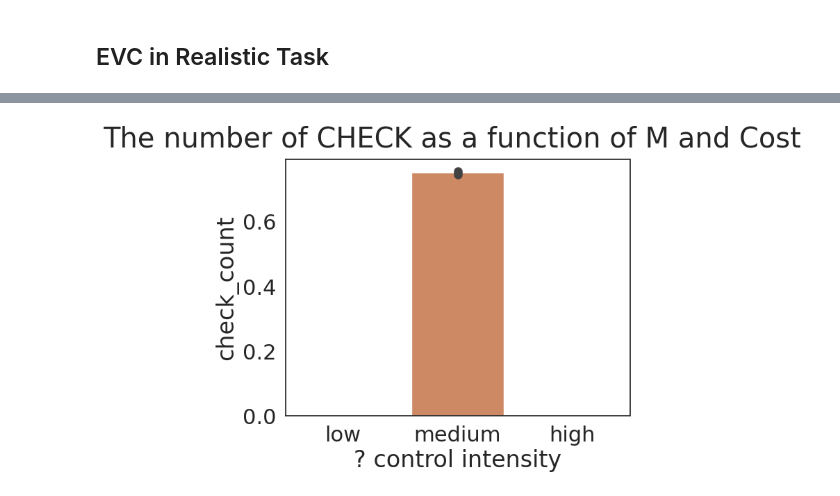
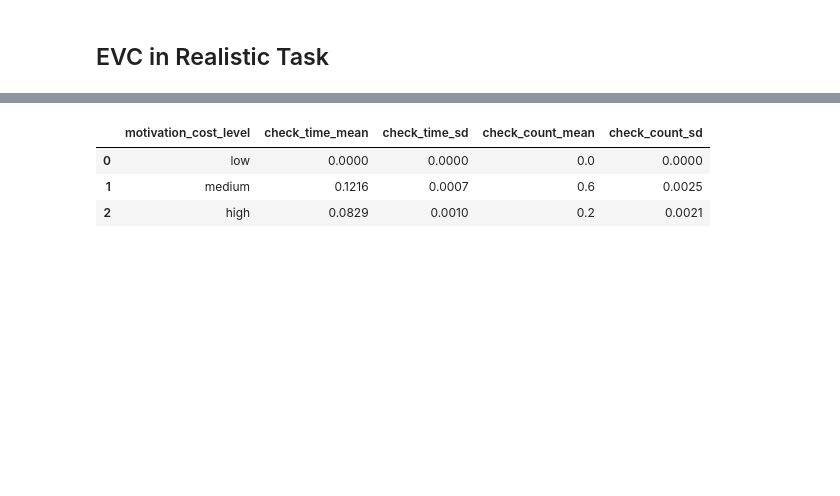
Before and after one commit to yangyuxue2333/ACTR-Simon-Re, a Jupyter notebook: analysis/test_simon_evc.ipynb, the cells around one changed output, grey strips where cells are left out. Saved outputs shown, nothing was run; the diff lists cells and outputs as text; code cells hidden in the pictures; blank space fills up the shorter version.

```diff
--- a/analysis/test_simon_evc.ipynb
+++ b/analysis/test_simon_evc.ipynb
@@ -97,8 +144,10 @@ plt.show()
-# %%
-fig, ax = plt.subplots()
-fig.suptitle('The number of CHECK as a function of M and Cost')
-ax = sns.barplot(data=df_model, x='control_intensity', y='check_count',  order=['low', 'medium', 'high'])
-ax.set_xlabel('? control intensity')
-plt.show()
-# %% [output]
-[figure, removed]
+# %%
+df_model.groupby(['motivation_cost_level']).agg(check_time_mean=('check_time', 'mean'),
+                                                check_time_sd=('check_time', 'sem'),
+                                                check_count_mean=('check_count', 'mean'),
+                                                check_count_sd=('check_count', 'sem')).reset_index().round(4)
+# %% [output]
+|  | motivation_cost_level | check_time_mean | check_time_sd | check_count_mean | check_count_sd |
+| 0 | low | 0.0000 | 0.0000 | 0.0 | 0.0000 |
+| 1 | medium | 0.1216 | 0.0007 | 0.6 | 0.0025 |
+| 2 | high | 0.0829 | 0.0010 | 0.2 | 0.0021 |
```
Also changed, not shown: parts of 13 cells of this notebook, 2 other files.
